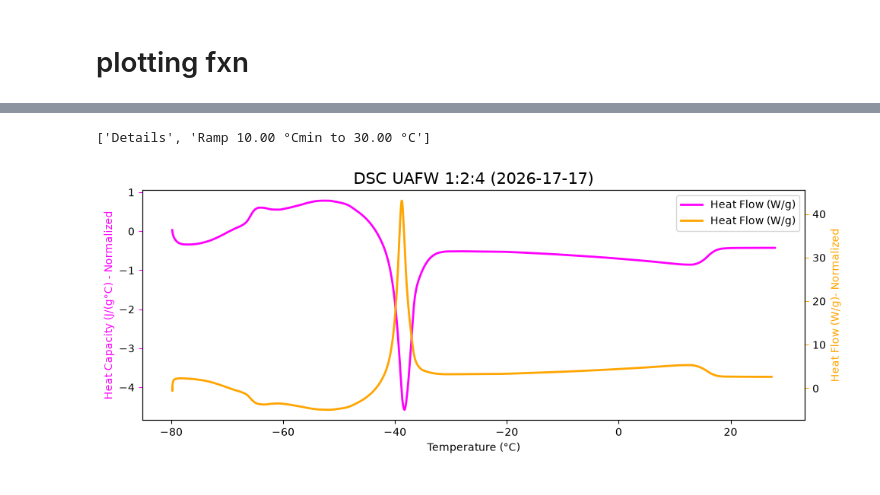
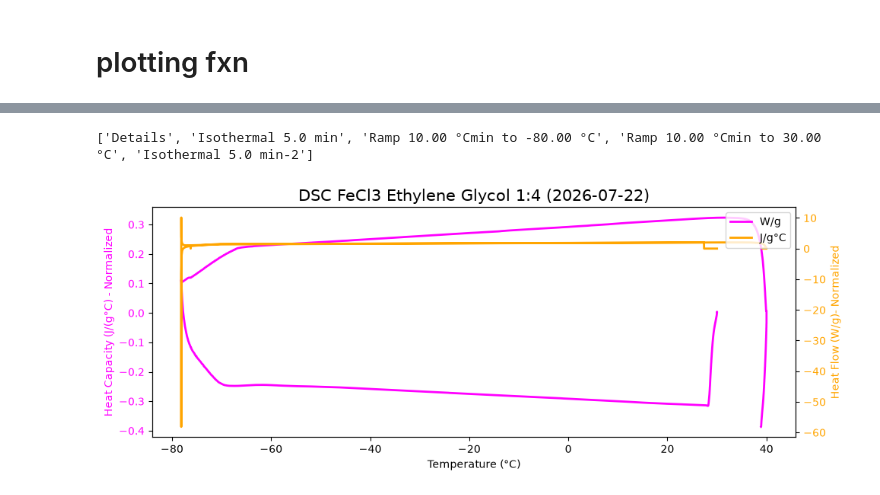
Before and after one commit to maurielle-noto/ionic-liquid-characterization, a Jupyter notebook: dsc.ipynb, the cells around one changed output, grey strips where cells are left out. Drawn from its saved outputs; the diff is of its cells as text; code cells hidden in the pictures.

Commit message:
running plots for zinc and iron chloride ethylene glycol

```diff
--- a/dsc.ipynb
+++ b/dsc.ipynb
@@ -212,6 +94,6 @@ plot_multiple(
 # plotting fxn
 # %%
 import pandas as pd
-dsc_df = extract_data('/Users/mauriellenoto/Desktop/seager/ionicliquids/data/DSC/2026-07-17/2026-07-17-DSC-UAFW-JC.xls')
-dsc_df.head()
+dsc_df = extract_data('/Users/mauriellenoto/Desktop/seager/ionicliquids/data/DSC/ZnCl2EthylGlyc14/2026-07-22/2026-07-22-DSC-ZnCl2EthylGlyc-1-4.xls')
+dsc_df[15000:19000]
 # %% [output]
@@ -227,14 +116,14 @@ dfs_and_details = {
             # path
                 "rheopath": "/Users/mauriellenoto/Desktop/seager/ionicliquids/data/RHEO/2026-07-17/20260726-RHEO-UAFW.xls",
                 "tgapath": "/Users/mauriellenoto/Desktop/seager/ionicliquids/data/TGA/UAFW/2026-07-17/2026-07-17-TGA-UAFW.xls",
-                "dscpath": "/Users/mauriellenoto/Desktop/seager/ionicliquids/data/DSC/2026-07-17/2026-07-17-DSC-UAFW-JC.xls",
+                "dscpath": "/Users/mauriellenoto/Desktop/seager/ionicliquids/data/DSC/FeCl3EthylGlyc14/2026-07-22/2026-07-22-DSC-FeCl3EthylGlyc-1-4.xls",
             #  dates
                 "rheodate": "2026-07-17",
-                "tgadate": "2026-17-17",
-                "dscdate": "2026-17-17",
+                "tgadate": "2026-07-17",
+                "dscdate": "2026-07-22",
             # details
-                "chemical": "UAFW",
-                "ratio": "1:2:4",
+                "chemical": "FeCl3 Ethylene Glycol",
+                "ratio": "1:4",
                 "geometry": "40 mm plate"
                     }
 # %%
@@ -247,36 +136,36 @@ def plot_dsc(dict, xlims=None, y1lims=None, y2lims=None):
     hf_JgC = dsc_df["Heat Capacity (Normalized) (J/(g.°C))"]
     hf_Wg = dsc_df["Heat Flow (Normalized) (W/g)"]
 
     y1 = "magenta"
     y2 = "orange"
 
     fig, ax1 = plt.subplots(figsize = (10,4))
 
-    heatflow_Wg = ax1.plot(temp, hf_Wg, color = y1, lw = 2, label = "Heat Flow (W/g)")
+    heatflow_Wg = ax1.plot(temp, hf_Wg, color = y1, lw = 2, label = "W/g")
     ax1.set_xlabel("Temperature (°C)")
     if xlims:
         ax1.set_xlim(xlims)
     ax1.set_ylabel("Heat Capacity (J/(g°C) - Normalized", color = y1)
     if y1lims:
         ax1.set_ylim(y1lims)
-    ax1.tick_params(axis='y', color = y1)
+    ax1.tick_params(axis='y', labelcolor = y1)
 
     ax2 = ax1.twinx()
 
-    heatflow_JgC = ax2.plot(temp, hf_JgC, color = y2, lw = 2, label = "Heat Flow (W/g)")
+    heatflow_JgC = ax2.plot(temp, hf_JgC, color = y2, lw = 2, label = "J/g°C")
     ax2.set_ylabel("Heat Flow (W/g)- Normalized", color = y2)
     if y2lims:
         ax2.set_ylim(y2lims)
-    ax2.tick_params(axis = 'y', color = y2)
+    ax2.tick_params(axis = 'y', labelcolor = y2)
 
     plt.title(f"DSC {dict["chemical"]} {dict["ratio"]} ({dict["dscdate"]})", fontsize=15)
     plt.legend(loc = "upper right",
                handles = [heatflow_Wg[0], heatflow_JgC[0]])
     plt.tight_layout()
     plt.show()
 
 dsc_plot = plot_dsc(dfs_and_details)
 dsc_plot
 # %% [output]
-['Details', 'Ramp 10.00 °Cmin to 30.00 °C']
+['Details', 'Isothermal 5.0 min', 'Ramp 10.00 °Cmin to -80.00 °C', 'Ramp 10.00 °Cmin to 30.00 °C', 'Isothermal 5.0 min-2']
-[figure, old version]
+[figure, new version]
```
Also changed, not shown: parts of 5 cells of this notebook, 2 other files.
